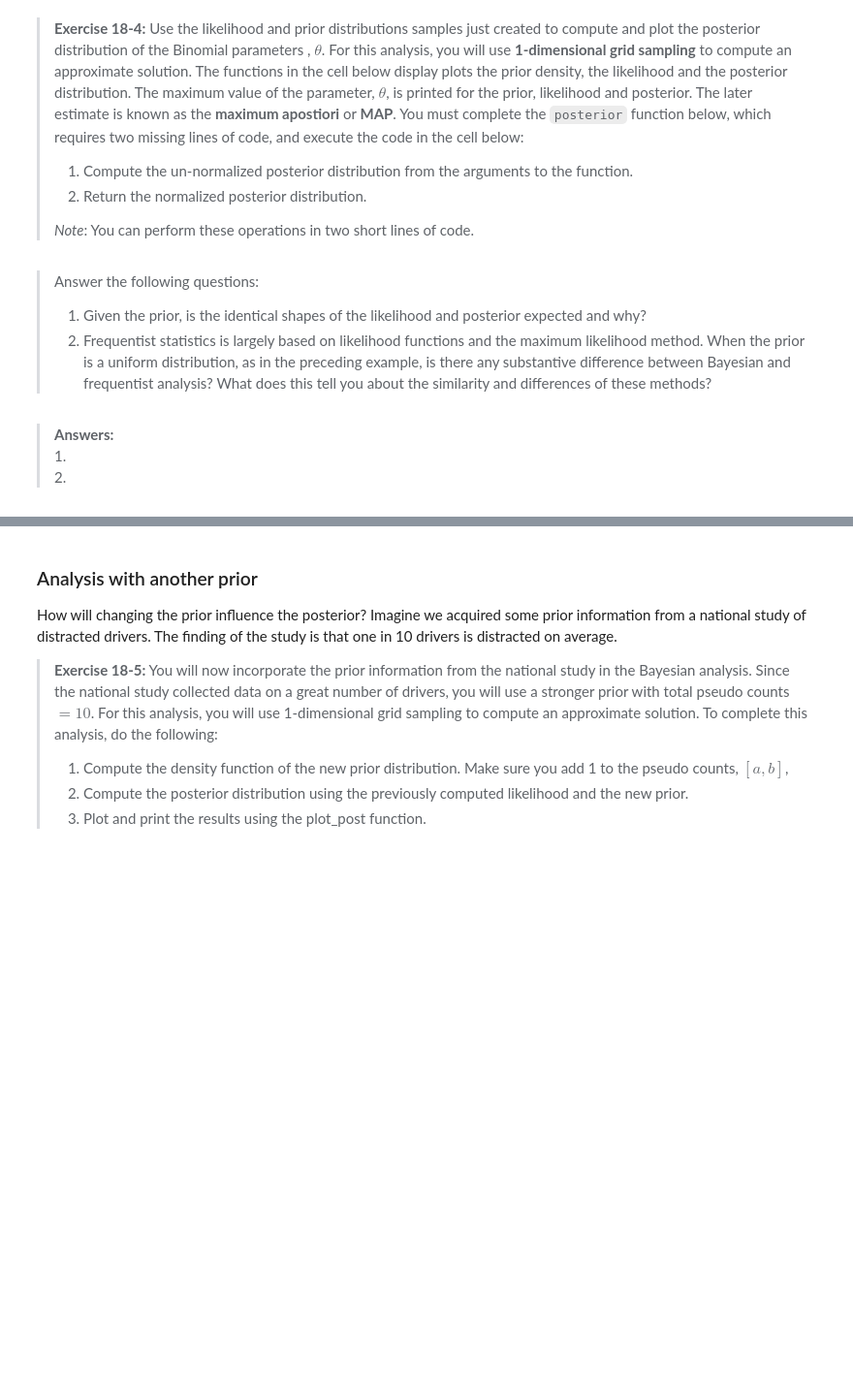
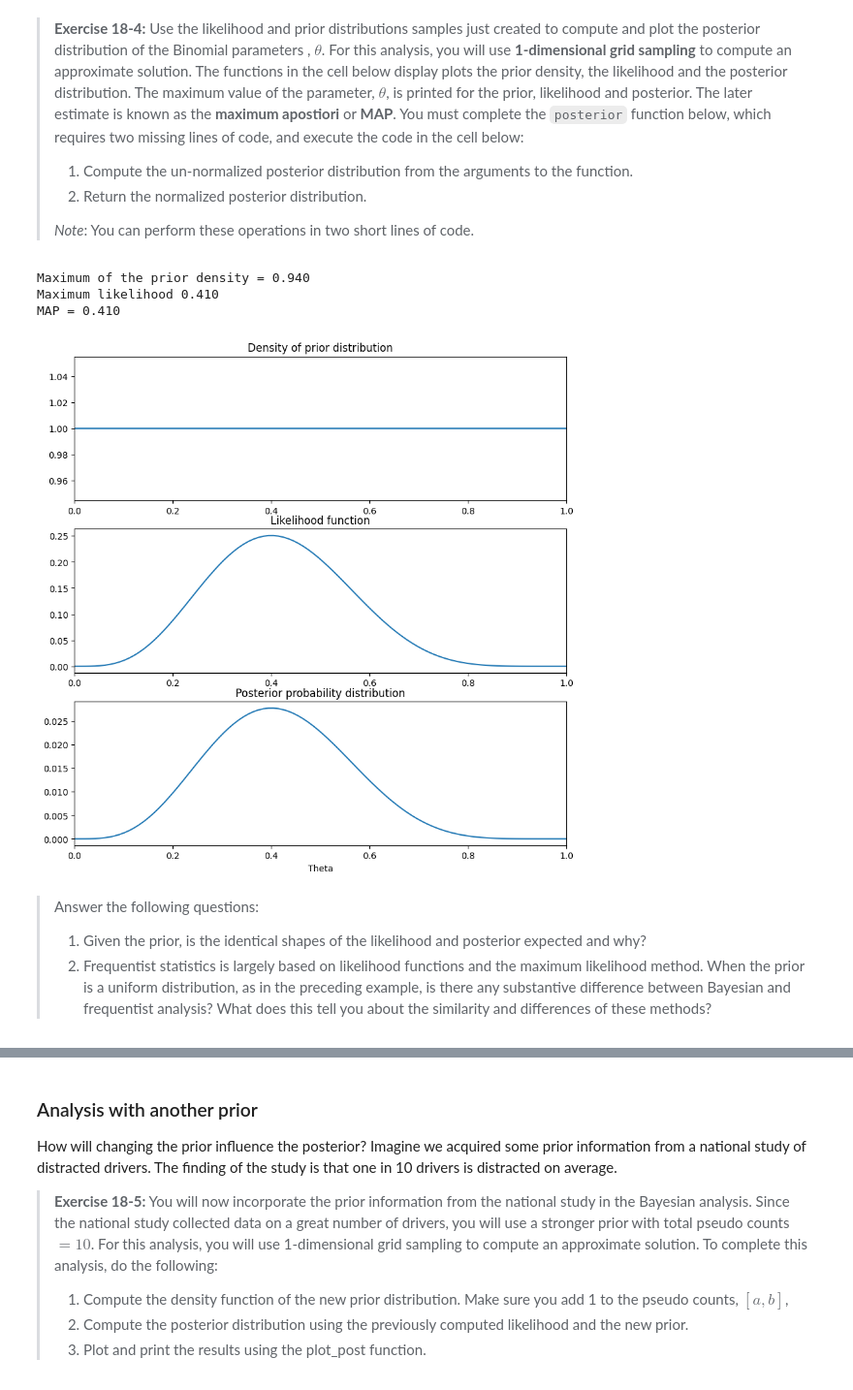
Before and after one commit to StephenElston/CSCI-E-83, a Jupyter notebook: Notebooks/18_Chapter18_BayesianModels.ipynb, the cells around one changed output, grey strips where cells are left out. Shown: that part at 97% size. Saved outputs shown, nothing was run; the diff lists cells and outputs as text; code cells hidden in the pictures; blank space fills up the shorter version.

```diff
--- a/Notebooks/18_Chapter18_BayesianModels.ipynb
+++ b/Notebooks/18_Chapter18_BayesianModels.ipynb
@@ -445,35 +484,38 @@ $$p(X) = \sum_{\theta} p(X | \theta)\ p(\theta)$$
 > *Note*: You can perform these operations in two short lines of code.
 # %%
 def posterior(prior, like):
-    ## Complete this function so that it returns the normalized posterior distribution
+    # 1. Compute the un-normalized posterior distribution
+    unnorm_post = prior * like
 
-
+    # 2. Normalize the posterior by dividing by the sum of the un-normalized values
+    return unnorm_post / np.sum(unnorm_post)
 
 def plot_distribution(dist, theta, ax, title):
     ax.plot(theta, dist)
     ax.set_title(title)
     ax.set_xlim(0, 1)
 
 def print_maximums(pp, l, post, bias=0.00001):
     print('\n\nMaximum of the prior density = {:5.3f}'.format(float(np.argmax(pp) + 1)/100.0))
     print('Maximum likelihood {:5.3f}'.format(float(np.argmax(l) + 1)/100.0))
     print('MAP = {:5.3f}'.format(float(np.argmax(post) + 1)/100.0))
 
 def plot_post(prior, like, post, theta):
     fig, ax = plt.subplots(3, 1, figsize=(10, 10))
     plot_distribution(prior, theta, ax[0], 'Density of prior distribution')
     plot_distribution(like, theta, ax[1], 'Likelihood function')
     plot_distribution(post, theta, ax[2], 'Posterior probability distribution')
     ax[2].set_xlabel('Theta')
     print_maximums(prior, like, post)
 
 post = posterior(p_prior, likelihood)
 plot_post(p_prior, likelihood, post, p)
+# %% [output]
+Maximum of the prior density = 0.940
+Maximum likelihood 0.410
+MAP = 0.410
+[figure, added]
 # %% [markdown]
 > Answer the following questions:
 > 1. Given the prior, is the identical shapes of the likelihood and posterior expected and why?
 > 2. Frequentist statistics is largely based on likelihood functions and the maximum likelihood method. When the prior is a uniform distribution, as in the preceding example, is there any substantive difference between Bayesian and frequentist analysis? What does this tell you about the similarity and differences of these methods?
-# %% [markdown]
-> **Answers:**
-> 1.
-> 2.
```
Also changed, not shown: parts of 41 cells of this notebook.
